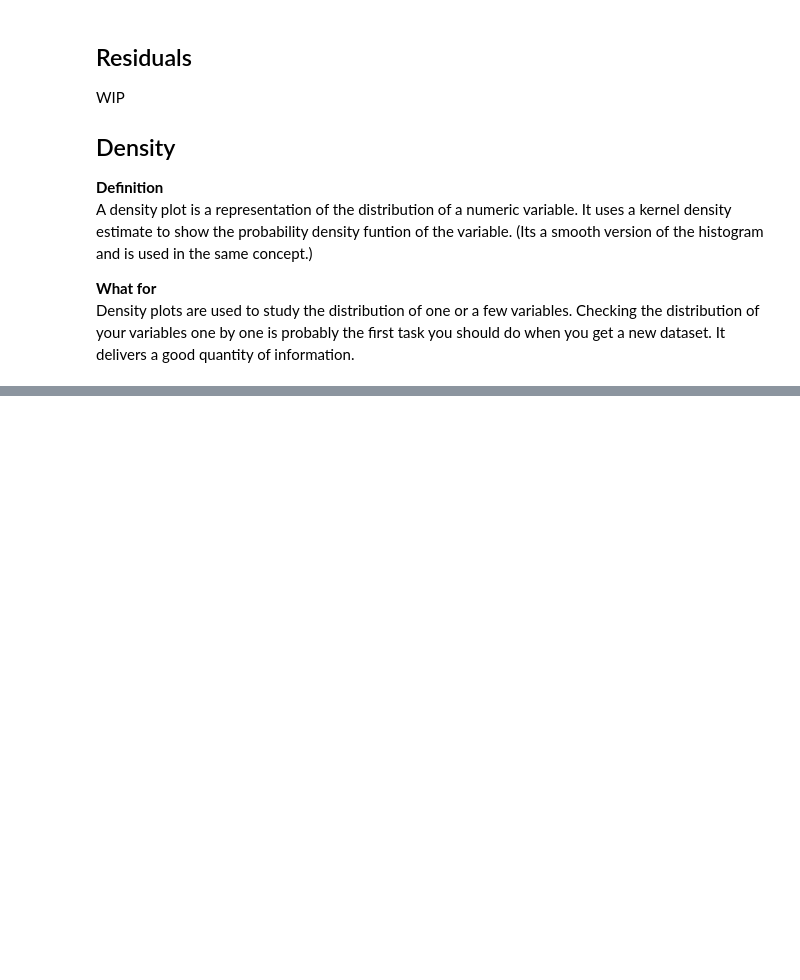
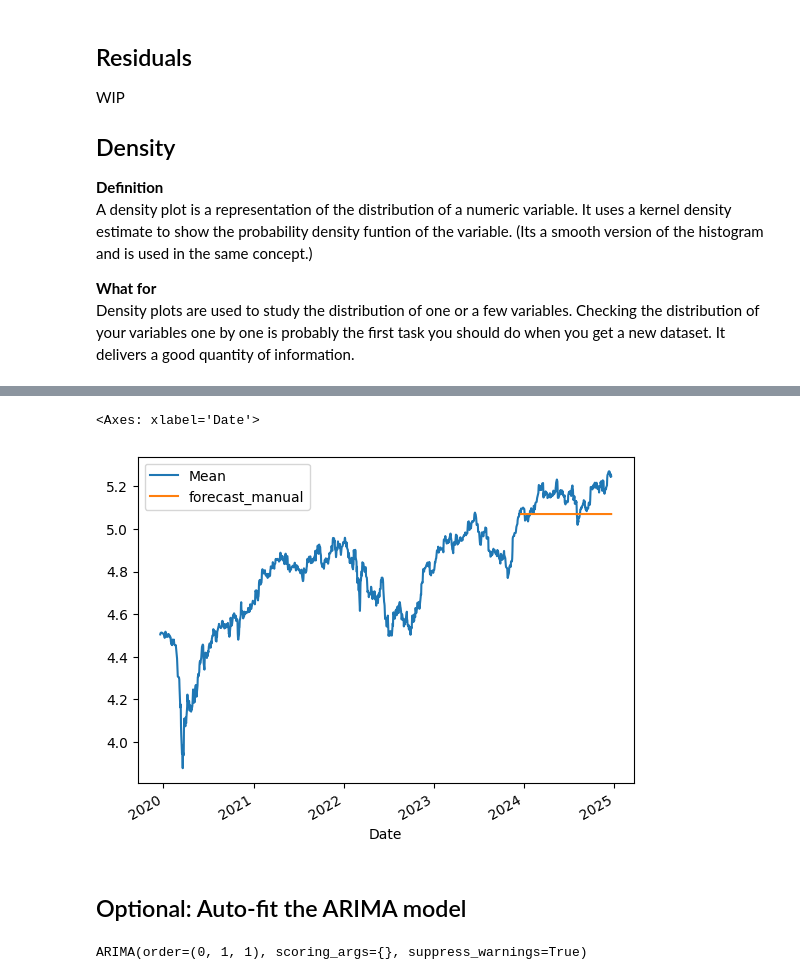
Before and after one commit to hackingbandy/arima, a Jupyter notebook: arima.ipynb, the cells around one changed output, grey strips where cells are left out. Saved outputs shown, nothing was run; the diff lists cells and outputs as text; code cells hidden in the pictures; blank space fills up the shorter version.

Commit message:
add forecast manual and auto

```diff
--- a/arima.ipynb
+++ b/arima.ipynb
@@ -214,0 +215,15 @@ pacf_res = plot_pacf(residuals)
+# %%
+forecast_test = model_fit.forecast(len(df_test))
+df['forecast_manual'] = [None]*len(df_train) + list(forecast_test)
+df.plot()
+# %% [output]
+<Axes: xlabel='Date'>
+[figure, added]
+# %% [markdown]
+## Optional: Auto-fit the ARIMA model
+# %%
+import pmdarima as pm
+auto_arima = pm.auto_arima(df_train, stepwise=False, seasonal=False)
+auto_arima
+# %% [output]
+ARIMA(order=(0, 1, 1), scoring_args={}, suppress_warnings=True)
```
Also changed, not shown: parts of 13 cells of this notebook.
